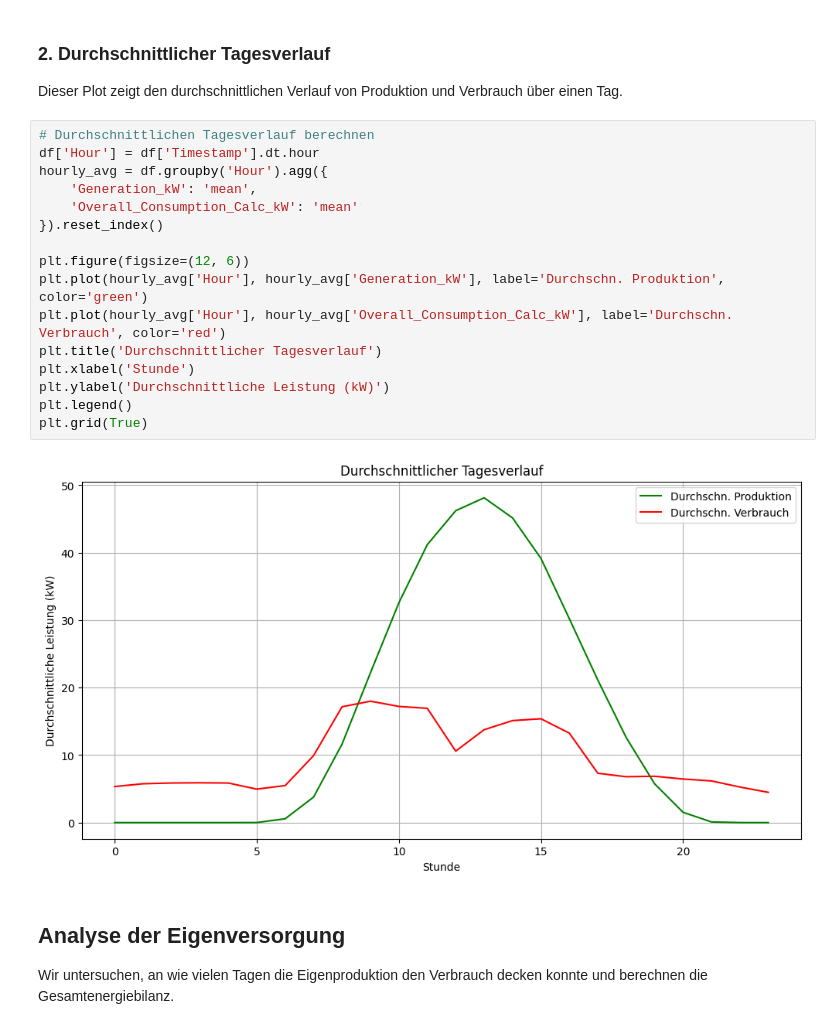
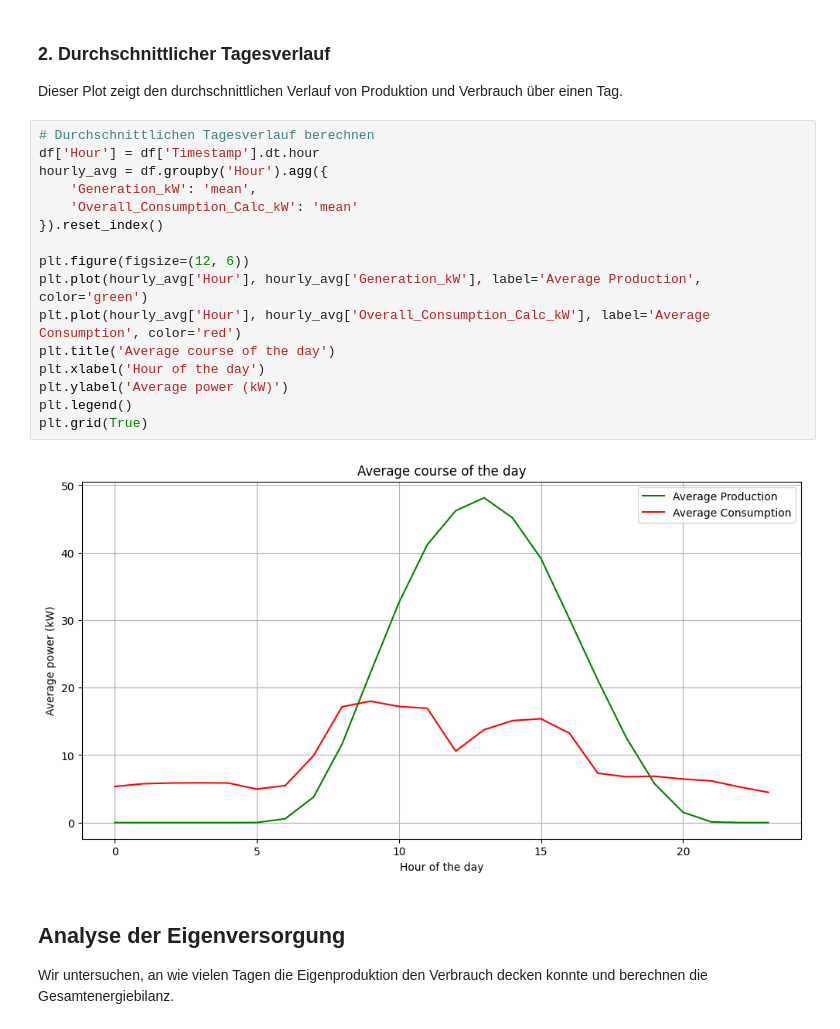
Before and after one commit to abishanaru/PV-Optimisation, a Jupyter notebook: main.ipynb, the cells around one changed output. Saved outputs shown, nothing was run; the diff lists cells and outputs as text.

```diff
--- a/main.ipynb
+++ b/main.ipynb
@@ -82,21 +82,21 @@ Dieser Plot zeigt den durchschnittlichen Verlauf von Produktion und Verbrauch ü
 # %%
 # Durchschnittlichen Tagesverlauf berechnen
 df['Hour'] = df['Timestamp'].dt.hour
 hourly_avg = df.groupby('Hour').agg({
     'Generation_kW': 'mean',
     'Overall_Consumption_Calc_kW': 'mean'
 }).reset_index()
 
 plt.figure(figsize=(12, 6))
-plt.plot(hourly_avg['Hour'], hourly_avg['Generation_kW'], label='Durchschn. Produktion', color='green')
-plt.plot(hourly_avg['Hour'], hourly_avg['Overall_Consumption_Calc_kW'], label='Durchschn. Verbrauch', color='red')
-plt.title('Durchschnittlicher Tagesverlauf')
-plt.xlabel('Stunde')
-plt.ylabel('Durchschnittliche Leistung (kW)')
+plt.plot(hourly_avg['Hour'], hourly_avg['Generation_kW'], label='Average Production', color='green')
+plt.plot(hourly_avg['Hour'], hourly_avg['Overall_Consumption_Calc_kW'], label='Average Consumption', color='red')
+plt.title('Average course of the day')
+plt.xlabel('Hour of the day')
+plt.ylabel('Average power (kW)')
 plt.legend()
 plt.grid(True)
 # %% [output]
-[figure, old version]
+[figure, new version]
 # %% [markdown]
 ## Analyse der Eigenversorgung
 Wir untersuchen, an wie vielen Tagen die Eigenproduktion den Verbrauch decken konnte und berechnen die Gesamtenergiebilanz.
```
Also changed, not shown: parts of 7 cells of this notebook.
